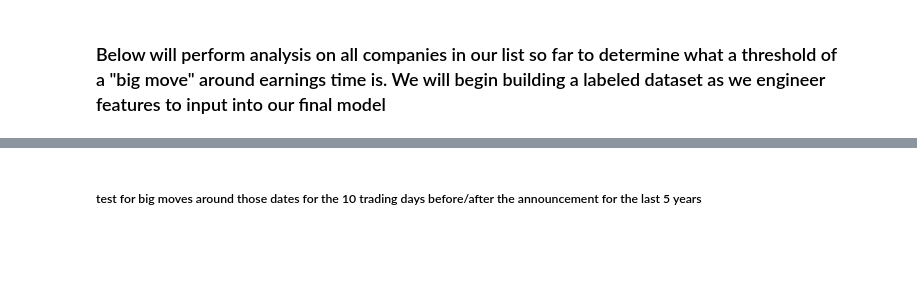
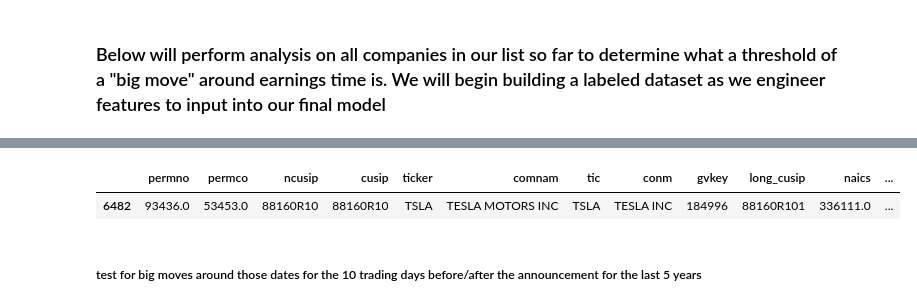
Before and after one commit to jhirschibar/ML_Options_trading, a Jupyter notebook: CRSP_exp_and_pulls.ipynb, the cells around one changed output, grey strips where cells are left out. Cells and saved outputs as stored; diff of their text form; code cells hidden in the pictures; blank space fills up the shorter version.

```diff
--- a/CRSP_exp_and_pulls.ipynb
+++ b/CRSP_exp_and_pulls.ipynb
@@ -307,2 +383,6 @@ db.raw_sql('''select fyr, fqtr, fyearq, datadate, gvkey, tic, cusip, prccq, mkva
+# %%
+names = pd.read_csv('company_names_matched.csv')
+final_earnings=pd.read_csv('earnings_dates.csv')
+final_earnings = final_earnings.loc[final_earnings['rdq']<='2019-12-20']
 # %% [markdown]
 ### Below will perform analysis on all companies in our list so far to determine what a threshold of a "big move" around earnings time is. We will begin building a labeled dataset as we engineer features to input into our final model
@@ -308,0 +468,5 @@ db.raw_sql('''select fyr, fqtr, fyearq, datadate, gvkey, tic, cusip, prccq, mkva
+# %%
+names.loc[names['ticker'].str.contains('TSLA')]
+# %% [output]
+|  | permno | permco | ncusip | cusip | ticker | comnam | tic | conm | gvkey | long_cusip | naics | ... |
+| 6482 | 93436.0 | 53453.0 | 88160R10 | 88160R10 | TSLA | TESLA MOTORS INC | TSLA | TESLA INC | 184996 | 88160R101 | 336111.0 | ... |
```
Also changed, not shown: parts of 17 cells of this notebook.
